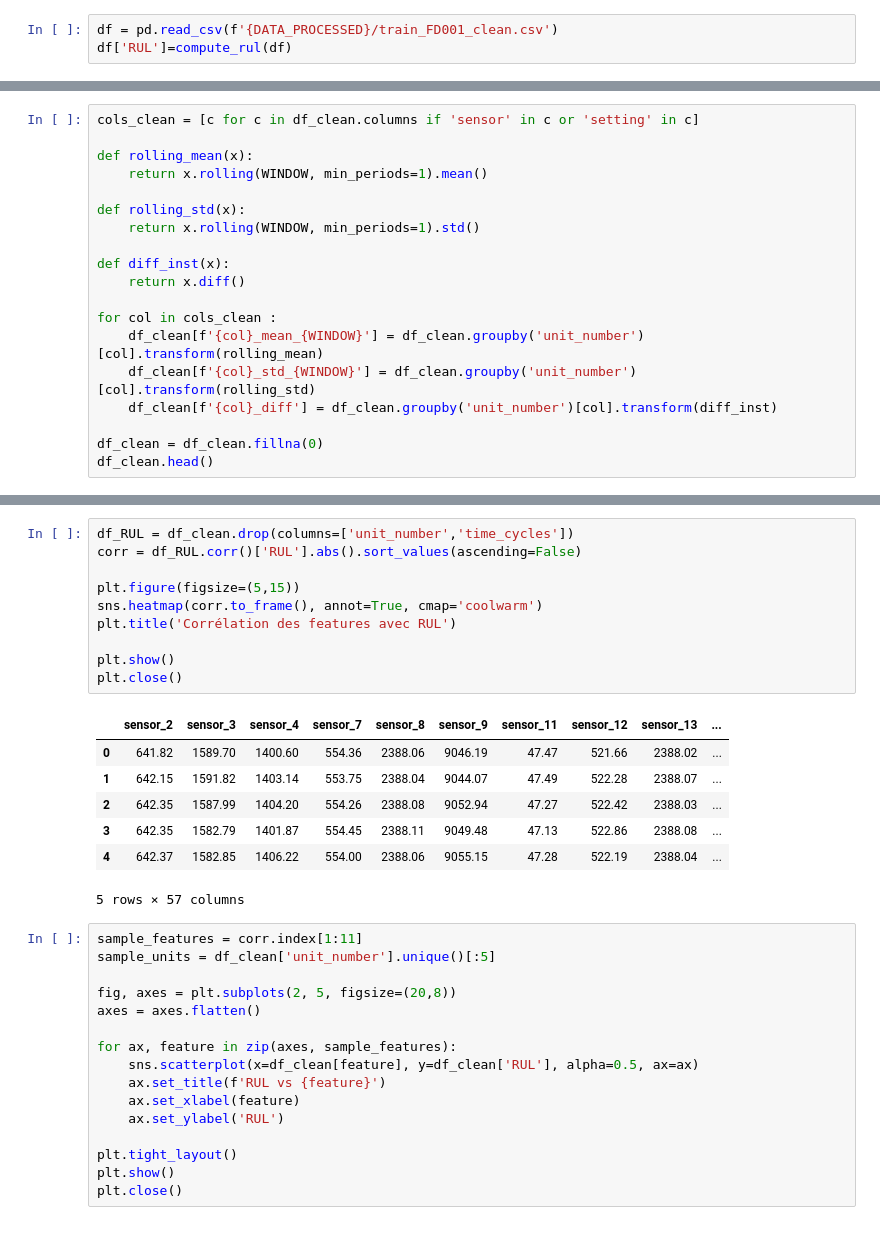
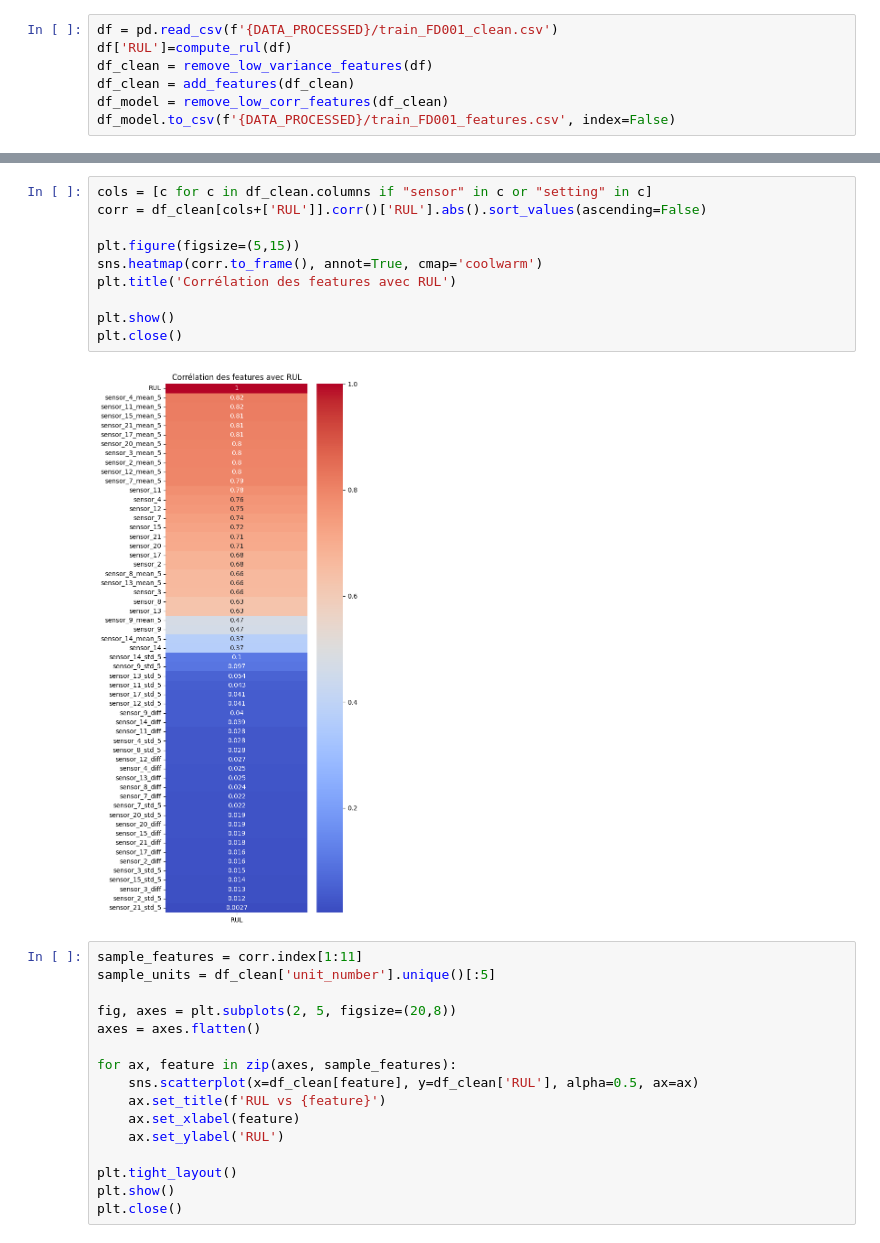
Before and after one commit to elouanXP/smart_predictive_maintenance, a Jupyter notebook: notebooks/02_feature_engineering.ipynb, the cells around one changed output, grey strips where cells are left out. Saved outputs shown, nothing was run; the diff lists cells and outputs as text.

```diff
--- a/notebooks/02_feature_engineering.ipynb
+++ b/notebooks/02_feature_engineering.ipynb
@@ -14,4 +15,8 @@ from src.preprocessing import compute_rul, remove_low_variance_features
 # %%
 df = pd.read_csv(f'{DATA_PROCESSED}/train_FD001_clean.csv')
 df['RUL']=compute_rul(df)
+df_clean = remove_low_variance_features(df)
+df_clean = add_features(df_clean)
+df_model = remove_low_corr_features(df_clean)
+df_model.to_csv(f'{DATA_PROCESSED}/train_FD001_features.csv', index=False)
 # %%
@@ -31,19 +35,0 @@ df_clean = remove_low_variance_features(df)
-# %%
-cols_clean = [c for c in df_clean.columns if 'sensor' in c or 'setting' in c]
-
-def rolling_mean(x):
-    return x.rolling(WINDOW, min_periods=1).mean()
-
-def rolling_std(x):
-    return x.rolling(WINDOW, min_periods=1).std()
-
-def diff_inst(x):
-    return x.diff()
-
-for col in cols_clean :
-    df_clean[f'{col}_mean_{WINDOW}'] = df_clean.groupby('unit_number')[col].transform(rolling_mean)
-    df_clean[f'{col}_std_{WINDOW}'] = df_clean.groupby('unit_number')[col].transform(rolling_std)
-    df_clean[f'{col}_diff'] = df_clean.groupby('unit_number')[col].transform(diff_inst)
-
-df_clean = df_clean.fillna(0)
-df_clean.head()
@@ -58,21 +36,15 @@ df_clean.head()
 # %%
-df_RUL = df_clean.drop(columns=['unit_number','time_cycles'])
-corr = df_RUL.corr()['RUL'].abs().sort_values(ascending=False)
+cols = [c for c in df_clean.columns if "sensor" in c or "setting" in c]
+corr = df_clean[cols+['RUL']].corr()['RUL'].abs().sort_values(ascending=False)
 
 plt.figure(figsize=(5,15))
 sns.heatmap(corr.to_frame(), annot=True, cmap='coolwarm')
 plt.title('Corrélation des features avec RUL')
 
 plt.show()
 plt.close()
 # %% [output]
-|  | sensor_2 | sensor_3 | sensor_4 | sensor_7 | sensor_8 | sensor_9 | sensor_11 | sensor_12 | sensor_13 | ... |
-| 0 | 641.82 | 1589.70 | 1400.60 | 554.36 | 2388.06 | 9046.19 | 47.47 | 521.66 | 2388.02 | ... |
-| 1 | 642.15 | 1591.82 | 1403.14 | 553.75 | 2388.04 | 9044.07 | 47.49 | 522.28 | 2388.07 | ... |
-| 2 | 642.35 | 1587.99 | 1404.20 | 554.26 | 2388.08 | 9052.94 | 47.27 | 522.42 | 2388.03 | ... |
-| 3 | 642.35 | 1582.79 | 1401.87 | 554.45 | 2388.11 | 9049.48 | 47.13 | 522.86 | 2388.08 | ... |
-| 4 | 642.37 | 1582.85 | 1406.22 | 554.00 | 2388.06 | 9055.15 | 47.28 | 522.19 | 2388.04 | ... |
-5 rows × 57 columns
+[figure, added]
 # %%
 sample_features = corr.index[1:11]
 sample_units = df_clean['unit_number'].unique()[:5]
```
Also changed, not shown: parts of 7 cells of this notebook, 3 other files.
